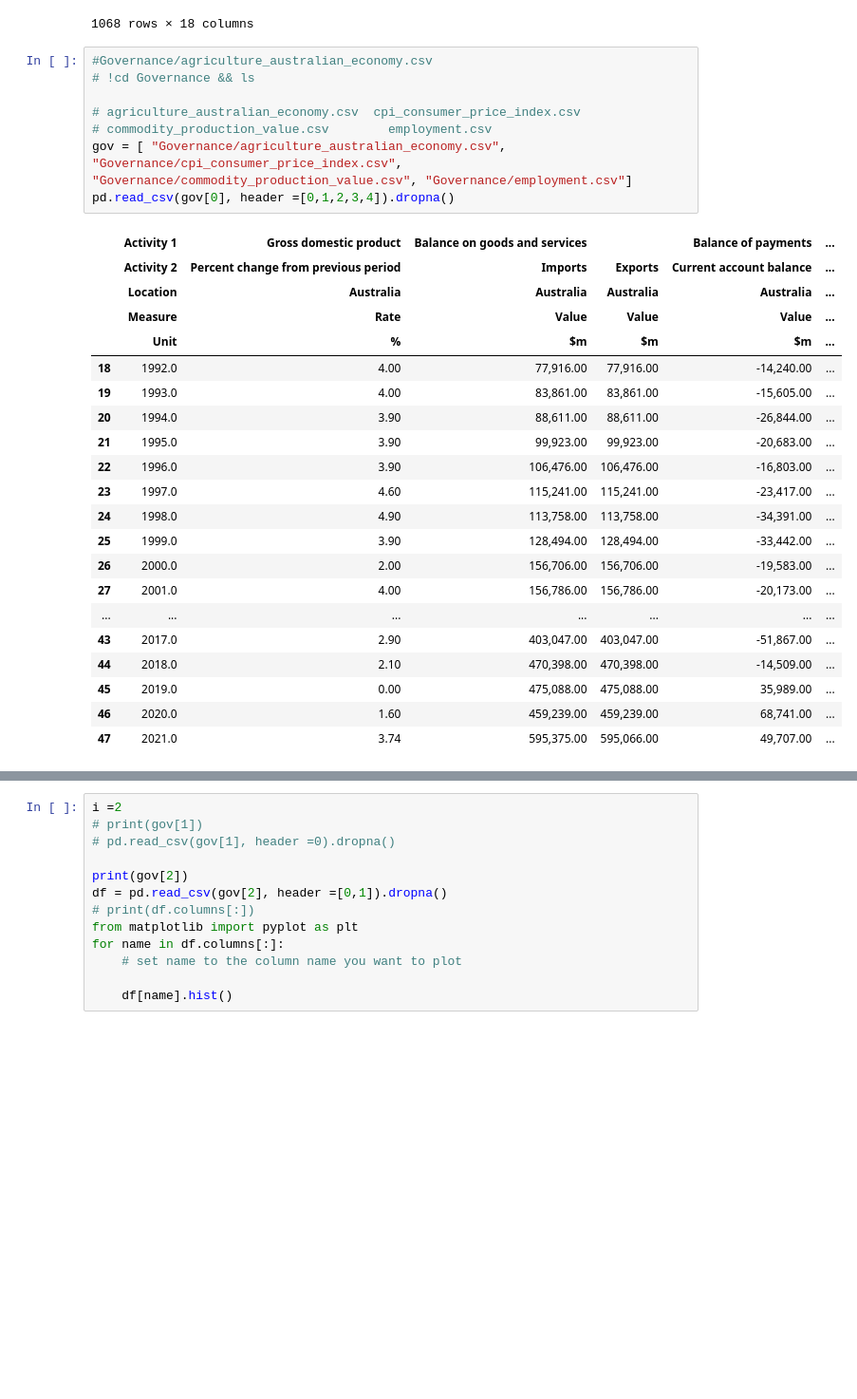
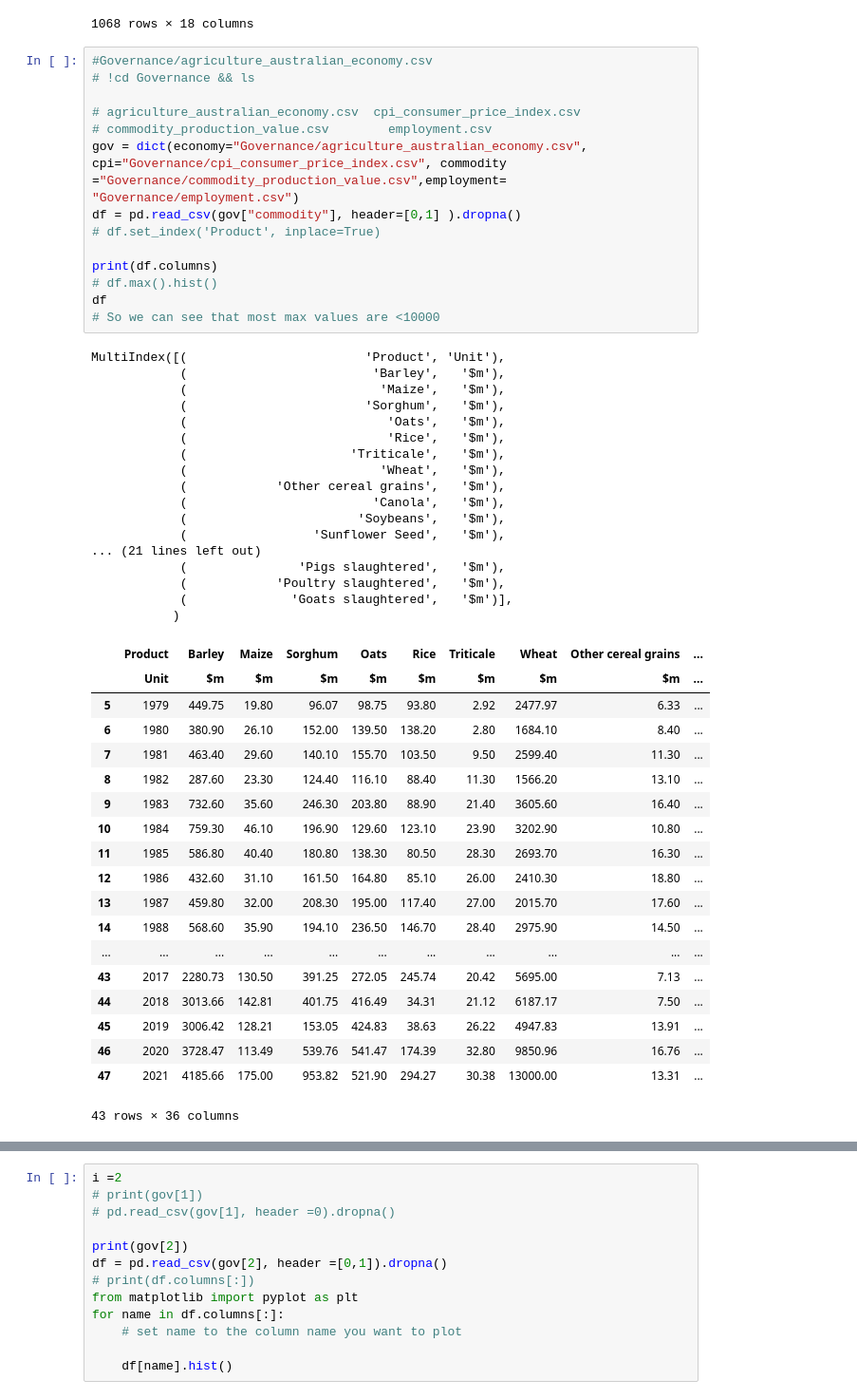
Before and after one commit to Arthur-CWW/datathon, a Jupyter notebook: train.ipynb, the cells around one changed output, grey strips where cells are left out. Shown at 95% size. Drawn from its saved outputs; the diff is of its cells as text; blank space fills up the shorter version.

```diff
--- a/train.ipynb
+++ b/train.ipynb
@@ -127,30 +158,51 @@ df.iloc[1:]
 # %%
 #Governance/agriculture_australian_economy.csv
 # !cd Governance && ls
 
 # agriculture_australian_economy.csv  cpi_consumer_price_index.csv
 # commodity_production_value.csv	    employment.csv
-gov = [ "Governance/agriculture_australian_economy.csv", "Governance/cpi_consumer_price_index.csv", "Governance/commodity_production_value.csv", "Governance/employment.csv"]
-pd.read_csv(gov[0], header =[0,1,2,3,4]).dropna()
+gov = dict(economy="Governance/agriculture_australian_economy.csv", cpi="Governance/cpi_consumer_price_index.csv", commodity ="Governance/commodity_production_value.csv",employment= "Governance/employment.csv")
+df = pd.read_csv(gov["commodity"], header=[0,1] ).dropna()
+# df.set_index('Product', inplace=True)
+
+print(df.columns)
+# df.max().hist()
+df
+# So we can see that most max values are <10000
 # %% [output]
+MultiIndex([(                        'Product', 'Unit'),
+            (                         'Barley',   '$m'),
+            (                          'Maize',   '$m'),
+            (                        'Sorghum',   '$m'),
+            (                           'Oats',   '$m'),
+            (                           'Rice',   '$m'),
+            (                      'Triticale',   '$m'),
+            (                          'Wheat',   '$m'),
+            (            'Other cereal grains',   '$m'),
+            (                         'Canola',   '$m'),
+            (                       'Soybeans',   '$m'),
+            (                 'Sunflower Seed',   '$m'),
+... (21 lines left out)
+            (               'Pigs slaughtered',   '$m'),
+            (            'Poultry slaughtered',   '$m'),
+            (              'Goats slaughtered',   '$m')],
+           )
-|  | Activity 1 | Gross domestic product | Balance on goods and services |  | Balance of payments | ... |
-|  | Activity 2 | Percent change from previous period | Imports | Exports | Current account balance | ... |
-|  | Location | Australia | Australia | Australia | Australia | ... |
-|  | Measure | Rate | Value | Value | Value | ... |
-|  | Unit | % | $m | $m | $m | ... |
-| 18 | 1992.0 | 4.00 | 77,916.00 | 77,916.00 | -14,240.00 | ... |
-| 19 | 1993.0 | 4.00 | 83,861.00 | 83,861.00 | -15,605.00 | ... |
-| 20 | 1994.0 | 3.90 | 88,611.00 | 88,611.00 | -26,844.00 | ... |
-| 21 | 1995.0 | 3.90 | 99,923.00 | 99,923.00 | -20,683.00 | ... |
-| 22 | 1996.0 | 3.90 | 106,476.00 | 106,476.00 | -16,803.00 | ... |
-| 23 | 1997.0 | 4.60 | 115,241.00 | 115,241.00 | -23,417.00 | ... |
-| 24 | 1998.0 | 4.90 | 113,758.00 | 113,758.00 | -34,391.00 | ... |
-| 25 | 1999.0 | 3.90 | 128,494.00 | 128,494.00 | -33,442.00 | ... |
-| 26 | 2000.0 | 2.00 | 156,706.00 | 156,706.00 | -19,583.00 | ... |
-| 27 | 2001.0 | 4.00 | 156,786.00 | 156,786.00 | -20,173.00 | ... |
-| ... | ... | ... | ... | ... | ... | ... |
-| 43 | 2017.0 | 2.90 | 403,047.00 | 403,047.00 | -51,867.00 | ... |
-| 44 | 2018.0 | 2.10 | 470,398.00 | 470,398.00 | -14,509.00 | ... |
-| 45 | 2019.0 | 0.00 | 475,088.00 | 475,088.00 | 35,989.00 | ... |
-| 46 | 2020.0 | 1.60 | 459,239.00 | 459,239.00 | 68,741.00 | ... |
-| 47 | 2021.0 | 3.74 | 595,375.00 | 595,066.00 | 49,707.00 | ... |
+|  | Product | Barley | Maize | Sorghum | Oats | Rice | Triticale | Wheat | Other cereal grains | ... |
+|  | Unit | $m | $m | $m | $m | $m | $m | $m | $m | ... |
+| 5 | 1979 | 449.75 | 19.80 | 96.07 | 98.75 | 93.80 | 2.92 | 2477.97 | 6.33 | ... |
+| 6 | 1980 | 380.90 | 26.10 | 152.00 | 139.50 | 138.20 | 2.80 | 1684.10 | 8.40 | ... |
+| 7 | 1981 | 463.40 | 29.60 | 140.10 | 155.70 | 103.50 | 9.50 | 2599.40 | 11.30 | ... |
+| 8 | 1982 | 287.60 | 23.30 | 124.40 | 116.10 | 88.40 | 11.30 | 1566.20 | 13.10 | ... |
+| 9 | 1983 | 732.60 | 35.60 | 246.30 | 203.80 | 88.90 | 21.40 | 3605.60 | 16.40 | ... |
+| 10 | 1984 | 759.30 | 46.10 | 196.90 | 129.60 | 123.10 | 23.90 | 3202.90 | 10.80 | ... |
+| 11 | 1985 | 586.80 | 40.40 | 180.80 | 138.30 | 80.50 | 28.30 | 2693.70 | 16.30 | ... |
+| 12 | 1986 | 432.60 | 31.10 | 161.50 | 164.80 | 85.10 | 26.00 | 2410.30 | 18.80 | ... |
+| 13 | 1987 | 459.80 | 32.00 | 208.30 | 195.00 | 117.40 | 27.00 | 2015.70 | 17.60 | ... |
+| 14 | 1988 | 568.60 | 35.90 | 194.10 | 236.50 | 146.70 | 28.40 | 2975.90 | 14.50 | ... |
+| ... | ... | ... | ... | ... | ... | ... | ... | ... | ... | ... |
+| 43 | 2017 | 2280.73 | 130.50 | 391.25 | 272.05 | 245.74 | 20.42 | 5695.00 | 7.13 | ... |
+| 44 | 2018 | 3013.66 | 142.81 | 401.75 | 416.49 | 34.31 | 21.12 | 6187.17 | 7.50 | ... |
+| 45 | 2019 | 3006.42 | 128.21 | 153.05 | 424.83 | 38.63 | 26.22 | 4947.83 | 13.91 | ... |
+| 46 | 2020 | 3728.47 | 113.49 | 539.76 | 541.47 | 174.39 | 32.80 | 9850.96 | 16.76 | ... |
+| 47 | 2021 | 4185.66 | 175.00 | 953.82 | 521.90 | 294.27 | 30.38 | 13000.00 | 13.31 | ... |
+43 rows × 36 columns
```
Also changed, not shown: parts of 7 cells of this notebook.
